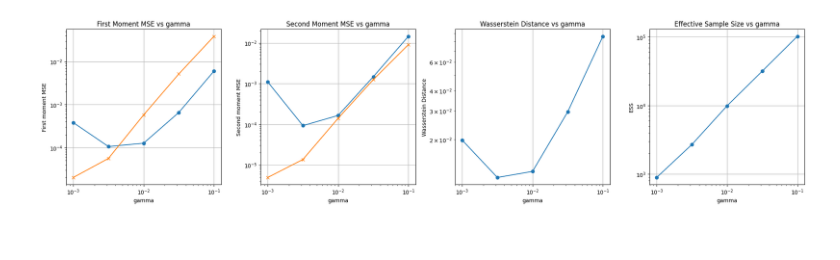
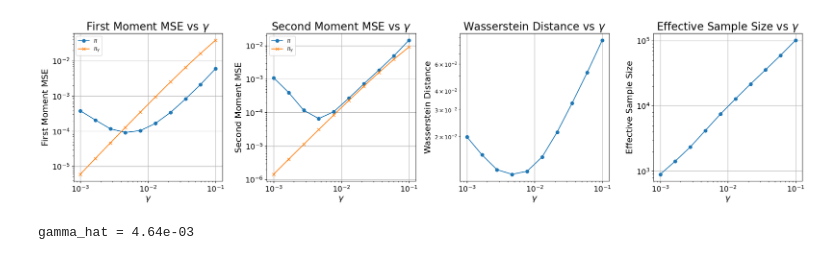
Before and after one commit to triptesh1212/rscam-mcmc-nonsmooth-sampling, a Jupyter notebook: optimise_gamma.ipynb, the cells around one changed output. Drawn from its saved outputs; the diff is of its cells as text; code cells hidden in the pictures.

```diff
--- a/optimise_gamma.ipynb
+++ b/optimise_gamma.ipynb
@@ -39,5 +13,5 @@ Done Hadamard sampling
 # %%
-gammas = np.logspace(-3, -1, 5)  # Example gamma values to test
+gammas = np.logspace(-3, -1, 10)  # Example gamma values to test
 mses = []
 seconds = []
 wass = []
@@ -75,26 +31,42 @@ for gamma in gammas:
 # %%
 fig, axs = plt.subplots(1, 4, figsize=(20, 5))
-axs[0].loglog(gammas, mses, marker='o')
-axs[0].set_title('First Moment MSE vs gamma')
-axs[0].set_ylabel('First moment MSE')
-axs[0].loglog(gammas, mean_gamma, marker='x')
-axs[1].loglog(gammas, seconds, marker='o')
-axs[1].set_title('Second Moment MSE vs gamma')
-axs[1].set_ylabel('Second moment MSE')
-axs[1].loglog(gammas, var_gamma, marker='x')
+
+axs[0].loglog(gammas, mses, marker='o', label=r'$\pi$')
+axs[0].loglog(gammas, mean_gamma, marker='x', label=r'$\pi_\gamma$')
+
+axs[1].loglog(gammas, seconds, marker='o', label=r'$\pi$')
+axs[1].loglog(gammas, var_gamma, marker='x', label=r'$\pi_\gamma$')
+
 axs[2].loglog(gammas, wass, marker='o')
-axs[2].set_title('Wasserstein Distance vs gamma')
-axs[2].set_ylabel('Wasserstein Distance')
+
 axs[3].loglog(gammas, esss, marker='o')
-axs[3].set_title('Effective Sample Size vs gamma')
-axs[3].set_ylabel('ESS')
 
-for ax in axs:
-    ax.set_xlabel('gamma')
+
+tit_strs = ['First Moment MSE', 'Second Moment MSE', 'Wasserstein Distance', 'Effective Sample Size']
+
+for tit_str, ax in zip(tit_strs, axs):
+    ax.set_title(tit_str + fr' vs $\gamma$', fontsize=20)
+    ax.set_xlabel(r'$\gamma$', fontsize=16)
+    ax.set_ylabel(tit_str, fontsize=16)
+    ax.grid()
+    ax.tick_params(axis='both', which='major', labelsize=14)
+
+
+# for ax in axs:
+    # ax.set_xlabel('gamma')
     # ax.set_xticklabels(np.round(gammas))
-    ax.grid()
+    # ax.grid()
+
+axs[0].legend()
+axs[1].legend()
 plt.tight_layout()
+plt.savefig('Images/my_ula.pdf', bbox_inches='tight')
 plt.show()
+
+ix = np.argmin(wass)
+gamma_hat = gammas[ix]
+print(f'gamma_hat = {gamma_hat:.2e}')
 # %% [output]
-[figure, old version]
+[figure, new version]
+gamma_hat = 4.64e-03
 # %%
```
Also changed, not shown: parts of 7 cells of this notebook, 1 other file.
